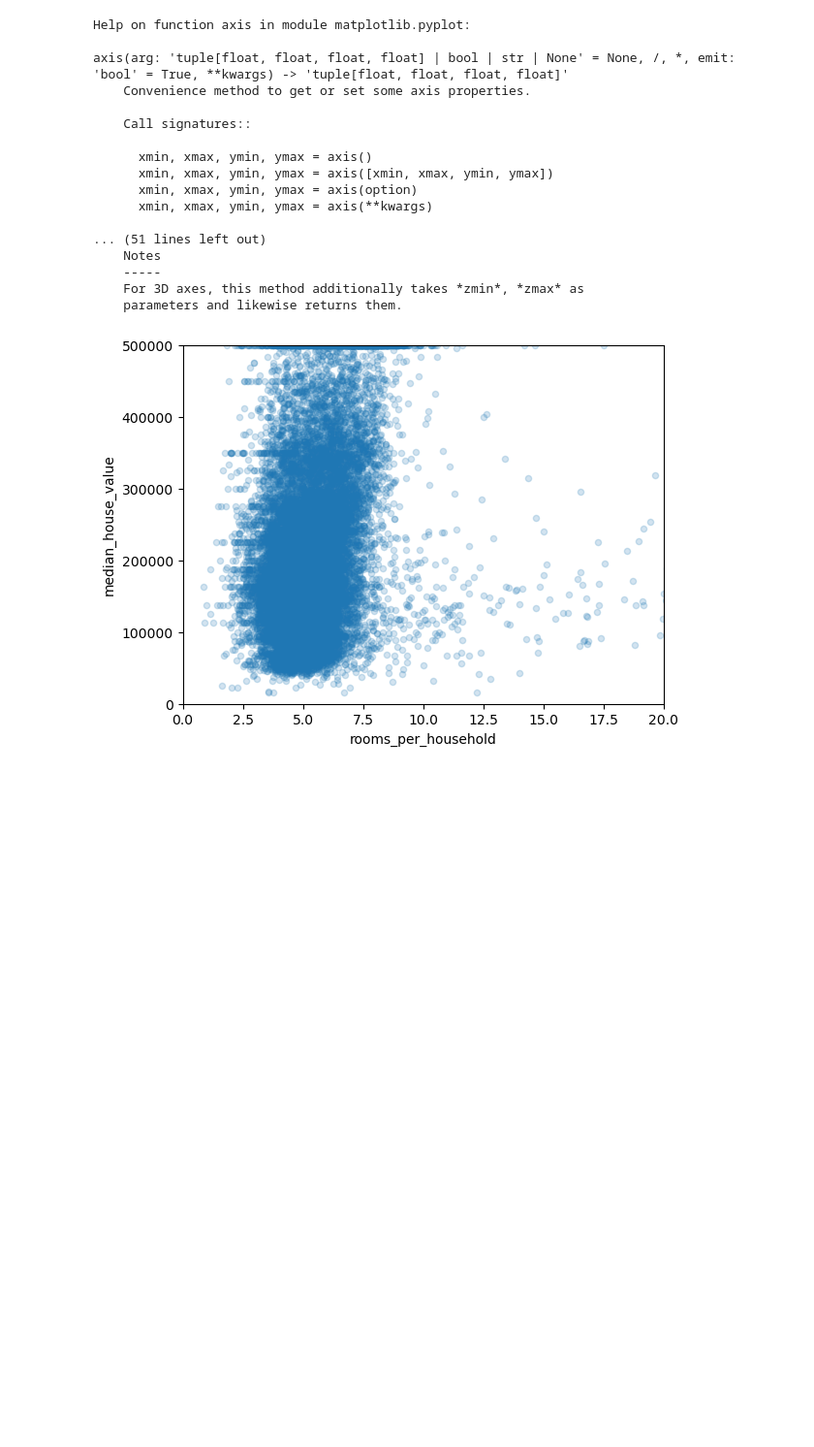
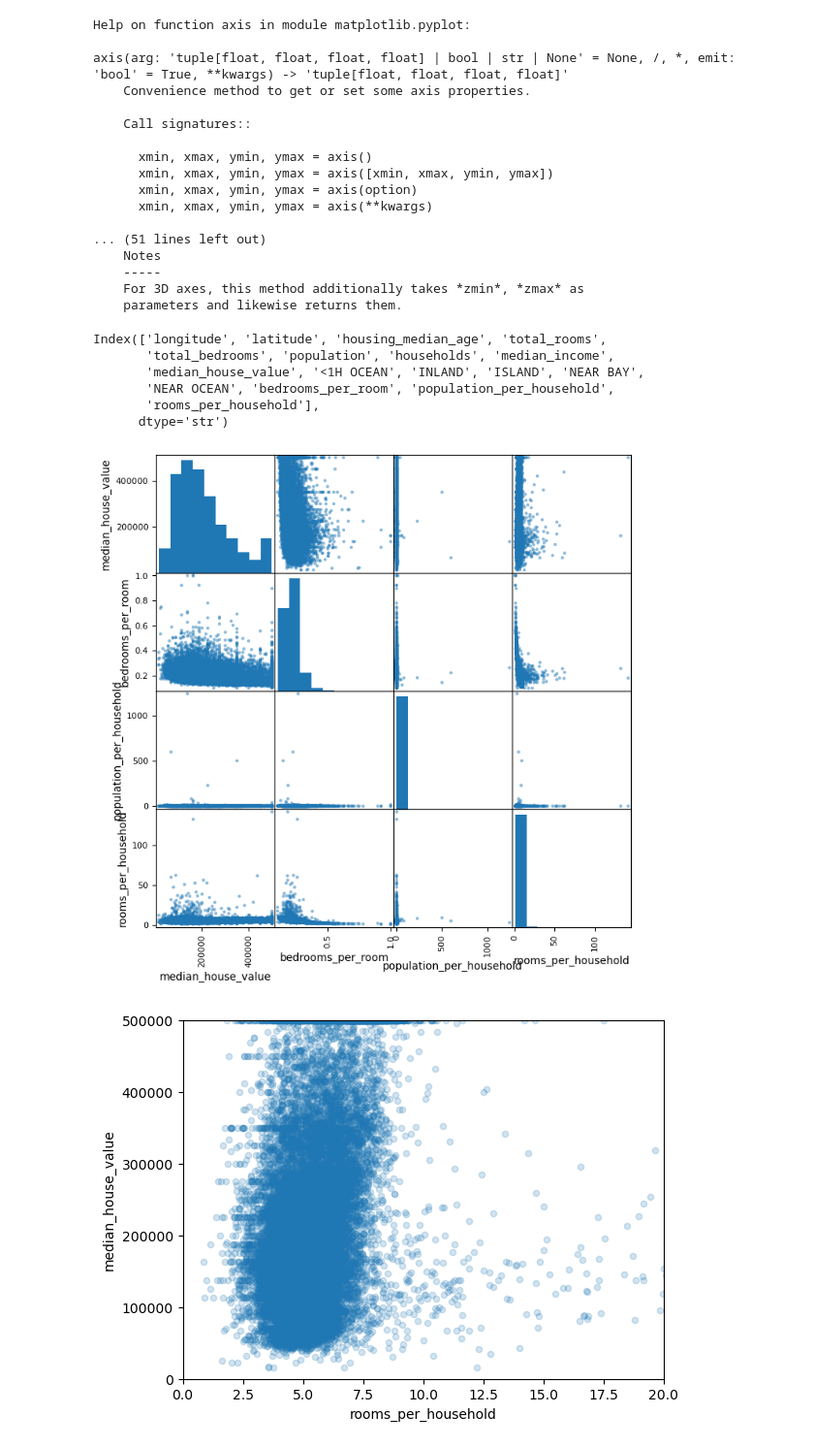
Before and after one commit to johannesmakgetha/California-Housing-Price, a Jupyter notebook: california_housing_prices.ipynb, the cells around one changed output. Shown at 97% size. Saved outputs shown, nothing was run; the diff lists cells and outputs as text; code cells hidden in the pictures; blank space fills up the shorter version.

```diff
--- a/california_housing_prices.ipynb
+++ b/california_housing_prices.ipynb
@@ -326,3 +326,15 @@ axis(arg: 'tuple[float, float, float, float] | bool | str | None' = None, /, *,
     -----
     For 3D axes, this method additionally takes *zmin*, *zmax* as
     parameters and likewise returns them.
+# %%
+housing_df_final.columns
+# %% [output]
+Index(['longitude', 'latitude', 'housing_median_age', 'total_rooms',
+       'total_bedrooms', 'population', 'households', 'median_income',
+       'median_house_value', '<1H OCEAN', 'INLAND', 'ISLAND', 'NEAR BAY',
+       'NEAR OCEAN', 'bedrooms_per_room', 'population_per_household',
+       'rooms_per_household'],
+      dtype='str')
+# %%
+column = [ 'median_house_value','bedrooms_per_room', 'population_per_household',
+       'rooms_per_household']
@@ -329,3 +351,10 @@ axis(arg: 'tuple[float, float, float, float] | bool | str | None' = None, /, *,
+# %%
+from pandas.plotting import scatter_matrix
+
+scatter_matrix(housing_df_final[column],figsize=(8,8))
+plt.show()
+# %% [output]
+[figure, added]
 # %%
 # do scatter for the three created features
 housing_df_final.plot(kind='scatter',x='rooms_per_household',y='median_house_value',alpha=0.2)
```
Also changed, not shown: parts of 10 cells of this notebook.
